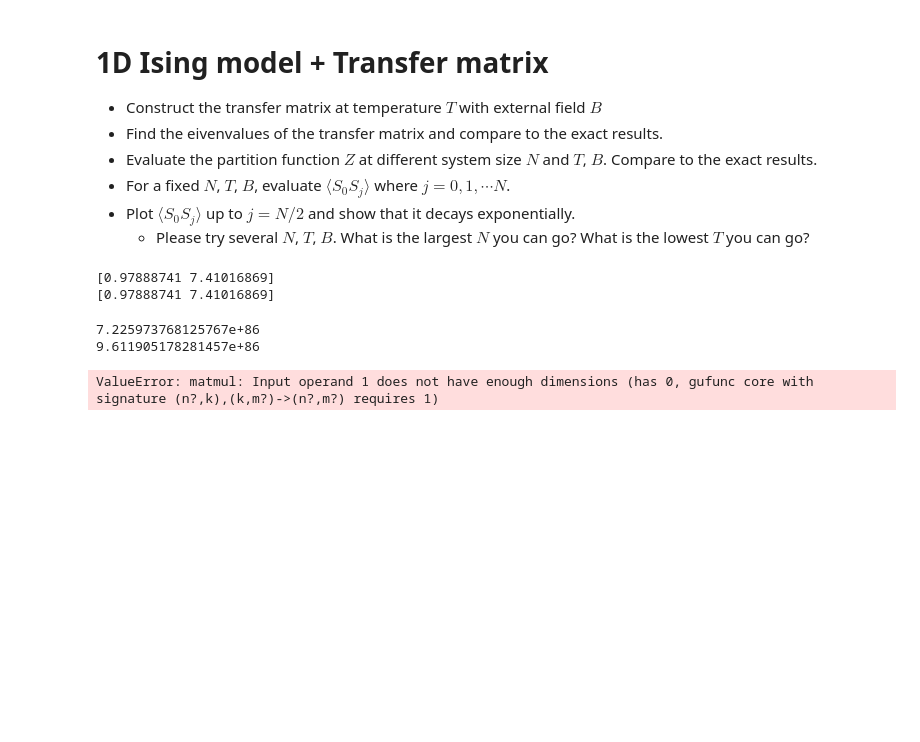
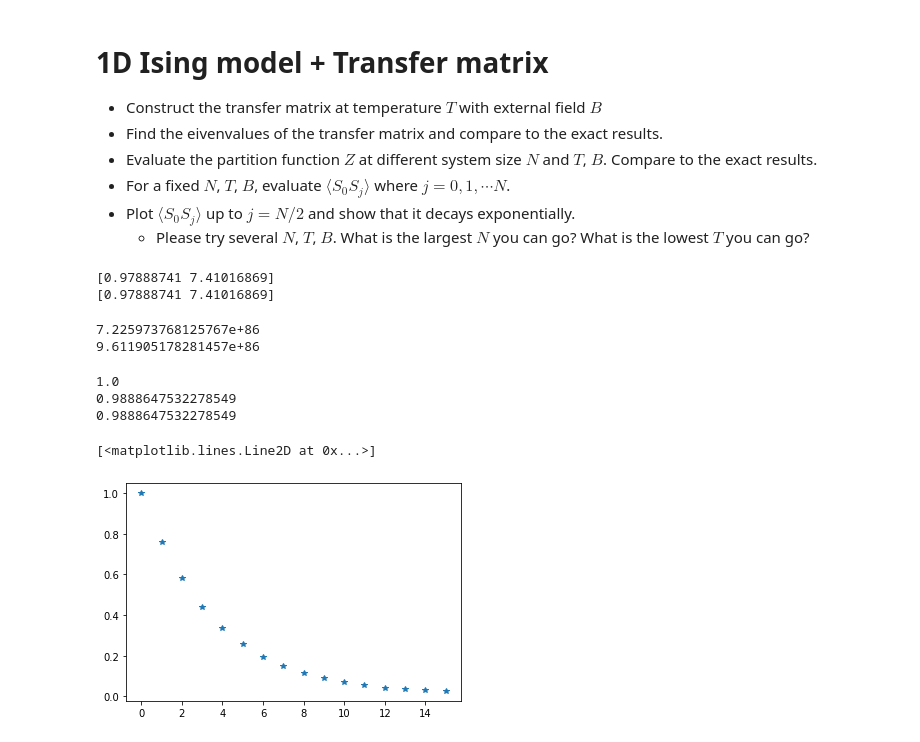
Before and after one commit to NTHU-Phys-Qubit/hw2-108022540, a Jupyter notebook: Problem-1.ipynb, the cells around one changed output. Saved outputs shown, nothing was run; the diff lists cells and outputs as text; code cells hidden in the pictures; blank space fills up the shorter version.

```diff
--- a/Problem-1.ipynb
+++ b/Problem-1.ipynb
@@ -54,22 +54,48 @@ print (lambda1(T,B)**N + lambda2(T,B)**N)
 9.611905178281457e+86
 # %%
 # evaluate correlation function⟨𝑆0𝑆𝑗⟩
-N, T, B = 2, 1, 1
+N, T, B = 3, 1, 1
 Tz = np.array([[1,0],
                [0,-1]]) #impurity_matrix = Tz
 TM = transfer_matrix(T,B)
-i = 0
-for k in range (0,N):
-    Z = np.eye(2)
+s0sj = np.zeros(N+1) #製造一個list存放J = 1 to N 時算出的每個correlation function
+for j in range(N):
+    z = np.eye(2)
     Z_s0sj = Tz
-    for j in np.arange (0,N):
-        Z = Z @ TM
-        if i == j :
-            Z_s0sj = Z_s0sj @ Tz @ T
+    for k in range (N):
+        z = z @ TM
+        if k == j :
+            Z_s0sj = Z_s0sj @ Tz @ TM
         else:
-            Z_s0sj = Z_s0sj @ T
-    s0sj[j] = np.trace(Z_s0sj)/np.trace(Z)
-s0sj[N] = s0sj[0]  #PBC
-print(s0sj[j])
+            Z_s0sj = Z_s0sj @ TM
+    s0sj[j] = np.trace(Z_s0sj)/np.trace(z)
+    s0sj[N] = s0sj[0] #因為PBC
+    print(s0sj[j])
 # %% [output]
-ValueError: matmul: Input operand 1 does not have enough dimensions (has 0, gufunc core with signature (n?,k),(k,m?)->(n?,m?) requires 1)
+1.0
+0.9888647532278549
+0.9888647532278549
+# %%
+# Plot  ⟨𝑆0𝑆𝑗⟩  up to  𝑗=𝑁/2
+N, T, B = 32, 1, 0
+Tz = np.array([[1,0],
+               [0,-1]]) #impurity_matrix = Tz
+TM = transfer_matrix(T,B)
+s0sj = np.zeros(N+1) #製造一個list存放J = 1 to N 時算出的每個correlation function
+for j in range(N):
+    z = np.eye(2)
+    Z_s0sj = Tz
+    for k in range (N):
+        z = z @ TM
+        if k == j :
+            Z_s0sj = Z_s0sj @ Tz @ TM
+        else:
+            Z_s0sj = Z_s0sj @ TM
+    s0sj[j] = np.trace(Z_s0sj)/np.trace(z)
+    s0sj[N] = s0sj[0] #因為PBC
+plt.plot(s0sj[0:int(N/2)],"*")
+plt.xlabel("sites")
+plt.ylabel("the value of correlation function")
+# %% [output]
+[<matplotlib.lines.Line2D at 0x...>]
+[figure, added]
```
Also changed, not shown: parts of 2 cells of this notebook.
